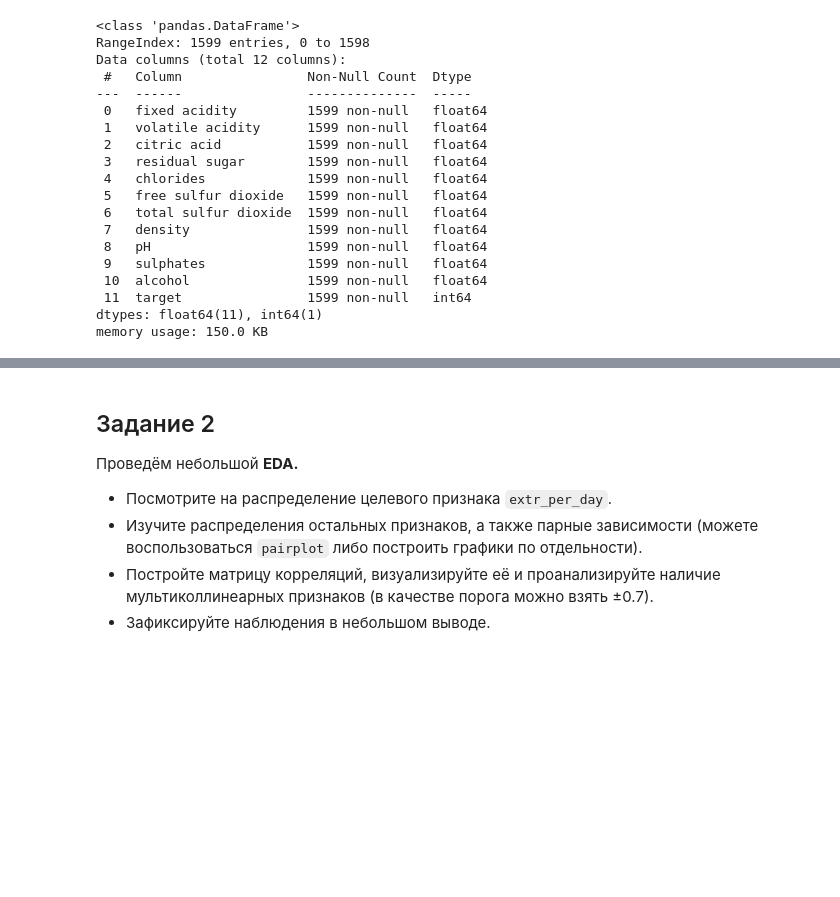
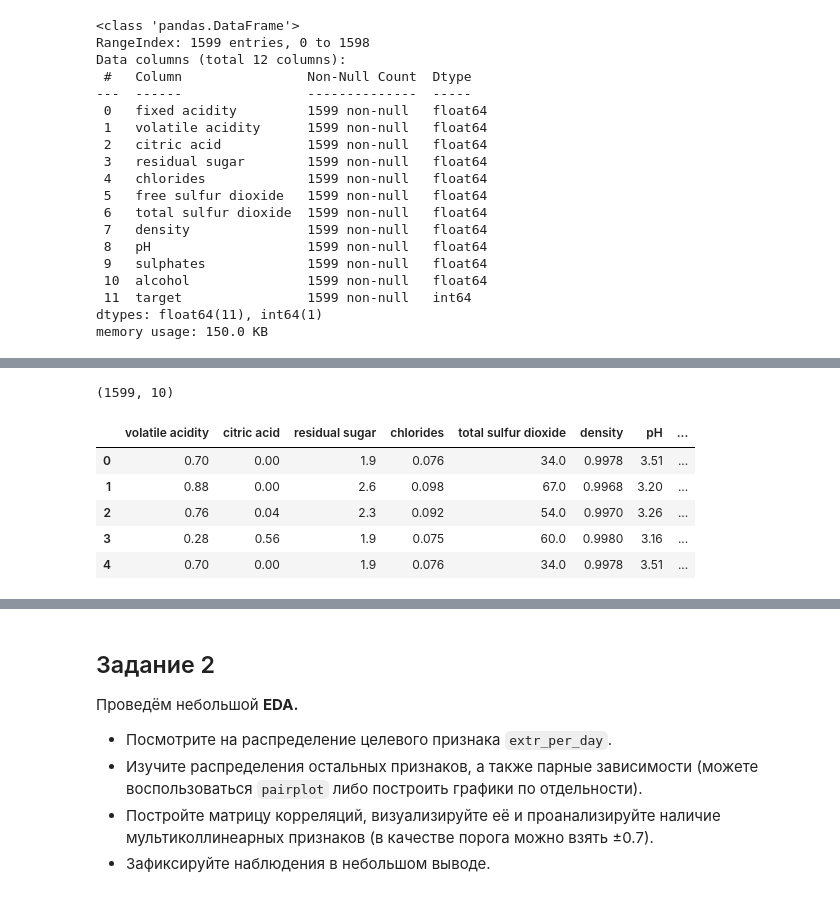
Before and after one commit to emkex/ai_engineer, a Jupyter notebook: 7_week/HW_ML_GD.ipynb, the cells around one changed output, grey strips where cells are left out. Drawn from its saved outputs; the diff is of its cells as text; code cells hidden in the pictures; blank space fills up the shorter version.

```diff
--- a/7_week/HW_ML_GD.ipynb
+++ b/7_week/HW_ML_GD.ipynb
@@ -129,0 +189,17 @@ memory usage: 150.0 KB
+# %%
+X = df.drop(["free sulfur dioxide", "fixed acidity"], axis=1)
+feature_names = X.columns
+y = df["target"]
+
+df = pd.DataFrame(X, columns=feature_names)
+df["target"] = y
+print(df.shape)
+df.head()
+# %% [output]
+(1599, 10)
+|  | volatile acidity | citric acid | residual sugar | chlorides | total sulfur dioxide | density | pH | ... |
+| 0 | 0.70 | 0.00 | 1.9 | 0.076 | 34.0 | 0.9978 | 3.51 | ... |
+| 1 | 0.88 | 0.00 | 2.6 | 0.098 | 67.0 | 0.9968 | 3.20 | ... |
+| 2 | 0.76 | 0.04 | 2.3 | 0.092 | 54.0 | 0.9970 | 3.26 | ... |
+| 3 | 0.28 | 0.56 | 1.9 | 0.075 | 60.0 | 0.9980 | 3.16 | ... |
+| 4 | 0.70 | 0.00 | 1.9 | 0.076 | 34.0 | 0.9978 | 3.51 | ... |
```
Also changed, not shown: parts of 10 cells of this notebook.
